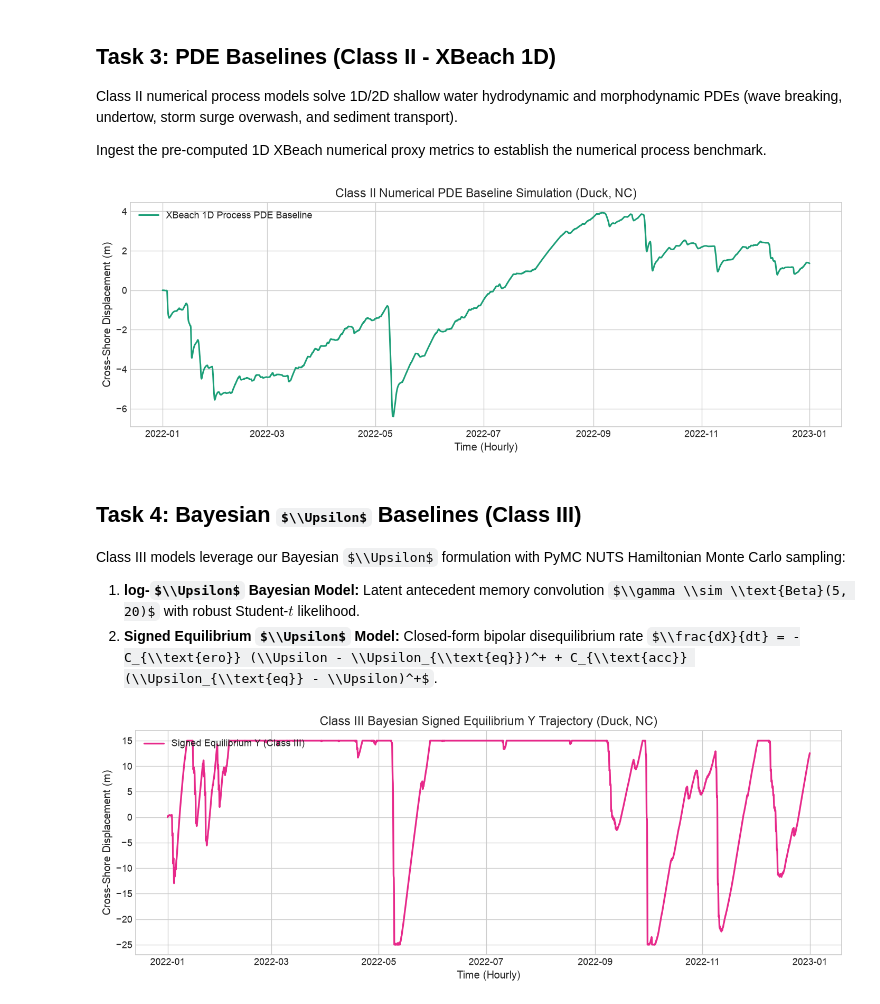
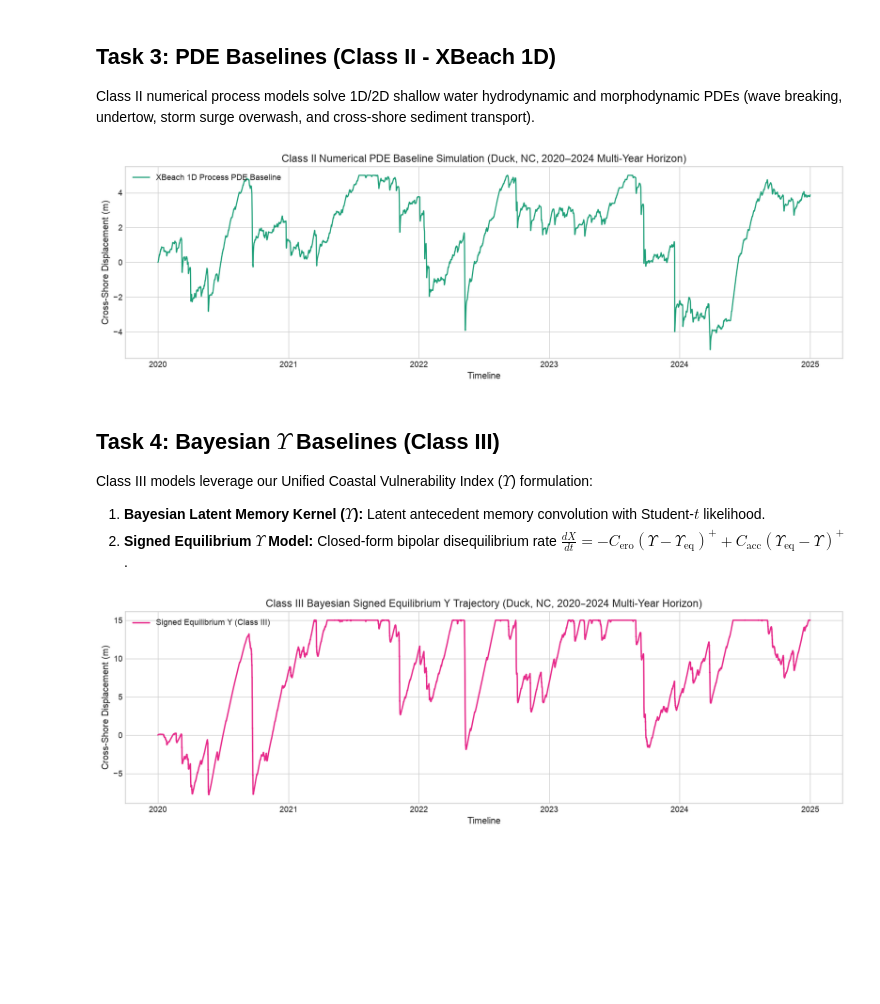
Before and after one commit to sam-tritto/unified-coastal-erosion-index, a Jupyter notebook: 02_Diagnostic_Baselines.ipynb, the cells around one changed output. Saved outputs shown, nothing was run; the diff lists cells and outputs as text; code cells hidden in the pictures; some formulas as TeX source; blank space fills up the shorter version.

```diff
--- a/02_Diagnostic_Baselines.ipynb
+++ b/02_Diagnostic_Baselines.ipynb
@@ -110,57 +115,61 @@ plt.show()
 # %% [markdown]
 ## Task 3: PDE Baselines (Class II - XBeach 1D)
 
-Class II numerical process models solve 1D/2D shallow water hydrodynamic and morphodynamic PDEs (wave breaking, undertow, storm surge overwash, and sediment transport).
-
-Ingest the pre-computed 1D XBeach numerical proxy metrics to establish the numerical process benchmark.
+Class II numerical process models solve 1D/2D shallow water hydrodynamic and morphodynamic PDEs (wave breaking, undertow, storm surge overwash, and cross-shore sediment transport).
 # %%
-# Illustrate Class II Process PDE simulation (XBeach 1D)
+# Multi-Year Class II Process PDE simulation (XBeach 1D on Duck, NC, 2020–2024)
 surge_duck = df_duck["surge_m"].values
 wind_spd_duck = df_duck["wind_speed_ms"].values
 wind_dir_duck = df_duck["wind_dir_deg"].values
 d50_duck = df_duck["d50_m"].iloc[0]
 tb_duck = df_duck["tan_beta"].iloc[0]
 
 xbeach_pos, _ = simulate_xbeach_inspired_morphodynamics(
     hs_duck, tp_duck, surge_duck, wind_spd_duck, wind_dir_duck,
     d50_m=d50_duck, tan_beta=tb_duck, random_seed=42
 )
 df_duck["xbeach_simulated_pos_m"] = xbeach_pos
 
-plt.figure(figsize=(12, 4.5))
-plt.plot(df_duck.index, xbeach_pos, label="XBeach 1D Process PDE Baseline", color="#1b9e77", lw=1.8)
-plt.title("Class II Numerical PDE Baseline Simulation (Duck, NC)")
+plt.figure(figsize=(14, 4.5))
+plt.plot(df_duck.index, xbeach_pos, label="XBeach 1D Process PDE Baseline", color="#1b9e77", lw=1.5)
+plt.title("Class II Numerical PDE Baseline Simulation (Duck, NC, 2020–2024 Multi-Year Horizon)")
 plt.ylabel("Cross-Shore Displacement (m)")
-plt.xlabel("Time (Hourly)")
+plt.xlabel("Timeline")
 plt.legend(loc="upper left")
 plt.tight_layout()
 plt.show()
 # %% [output]
-[figure, old version]
+[figure, new version]
 # %% [markdown]
-## Task 4: Bayesian $\\Upsilon$ Baselines (Class III)
+## Task 4: Bayesian $\Upsilon$ Baselines (Class III)
 
-Class III models leverage our Bayesian $\\Upsilon$ formulation with PyMC NUTS Hamiltonian Monte Carlo sampling:
-1. **log-$\\Upsilon$ Bayesian Model:** Latent antecedent memory convolution $\\gamma \\sim \\text{Beta}(5, 20)$ with robust Student-$t$ likelihood.
-2. **Signed Equilibrium $\\Upsilon$ Model:** Closed-form bipolar disequilibrium rate $\\frac{dX}{dt} = -C_{\\text{ero}} (\\Upsilon - \\Upsilon_{\\text{eq}})^+ + C_{\\text{acc}} (\\Upsilon_{\\text{eq}} - \\Upsilon)^+$.
+Class III models leverage our Unified Coastal Vulnerability Index ($\Upsilon$) formulation:
+1. **Bayesian Latent Memory Kernel ($\Upsilon$):** Latent antecedent memory convolution with Student-$t$ likelihood.
+2. **Signed Equilibrium $\Upsilon$ Model:** Closed-form bipolar disequilibrium rate $\frac{dX}{dt} = -C_{\text{ero}} (\Upsilon - \Upsilon_{\text{eq}})^+ + C_{\text{acc}} (\Upsilon_{\text{eq}} - \Upsilon)^+$.
 # %%
-# Illustrate Class III Signed Equilibrium Upsilon simulation
+# Multi-Year Class III Signed Equilibrium Upsilon simulation
 ups_duck = df_duck["upsilon"].values
+ups_std_duck = float(np.std(ups_duck)) if np.std(ups_duck) > 1e-4 else 1.0
+scale_fac = max(ups_std_duck / 2500.0, 0.1)
+
 signed_eq_pos, _ = simulate_signed_equilibrium_upsilon_evolution(
-    ups_duck, c_erosion=1.2e-5, c_accretion=1.8e-5, upsilon_eq_mode="expanding"
+    ups_duck,
+    c_erosion=1.2e-5 / scale_fac,
+    c_accretion=1.8e-5 / scale_fac,
+    upsilon_eq_mode="expanding",
 )
 df_duck["upsilon_diseq_simulated_pos_m"] = signed_eq_pos
 
-plt.figure(figsize=(12, 4.5))
-plt.plot(df_duck.index, signed_eq_pos, label="Signed Equilibrium $\\Upsilon$ (Class III)", color="#e7298a", lw=2.0)
-plt.title("Class III Bayesian Signed Equilibrium $\\Upsilon$ Trajectory (Duck, NC)")
+plt.figure(figsize=(14, 4.5))
+plt.plot(df_duck.index, signed_eq_pos, label=r"Signed Equilibrium $\Upsilon$ (Class III)", color="#e7298a", lw=1.8)
+plt.title(r"Class III Bayesian Signed Equilibrium $\Upsilon$ Trajectory (Duck, NC, 2020–2024 Multi-Year Horizon)")
 plt.ylabel("Cross-Shore Displacement (m)")
-plt.xlabel("Time (Hourly)")
+plt.xlabel("Timeline")
 plt.legend(loc="upper left")
 plt.tight_layout()
 plt.show()
 # %% [output]
-[figure, old version]
+[figure, new version]
 # %% [markdown]
 ## Task 5: Publication-Grade "Standardized Cross-Paradigm Synthesis Table"
 
```
Also changed, not shown: parts of 13 cells of this notebook, 2 other files.
